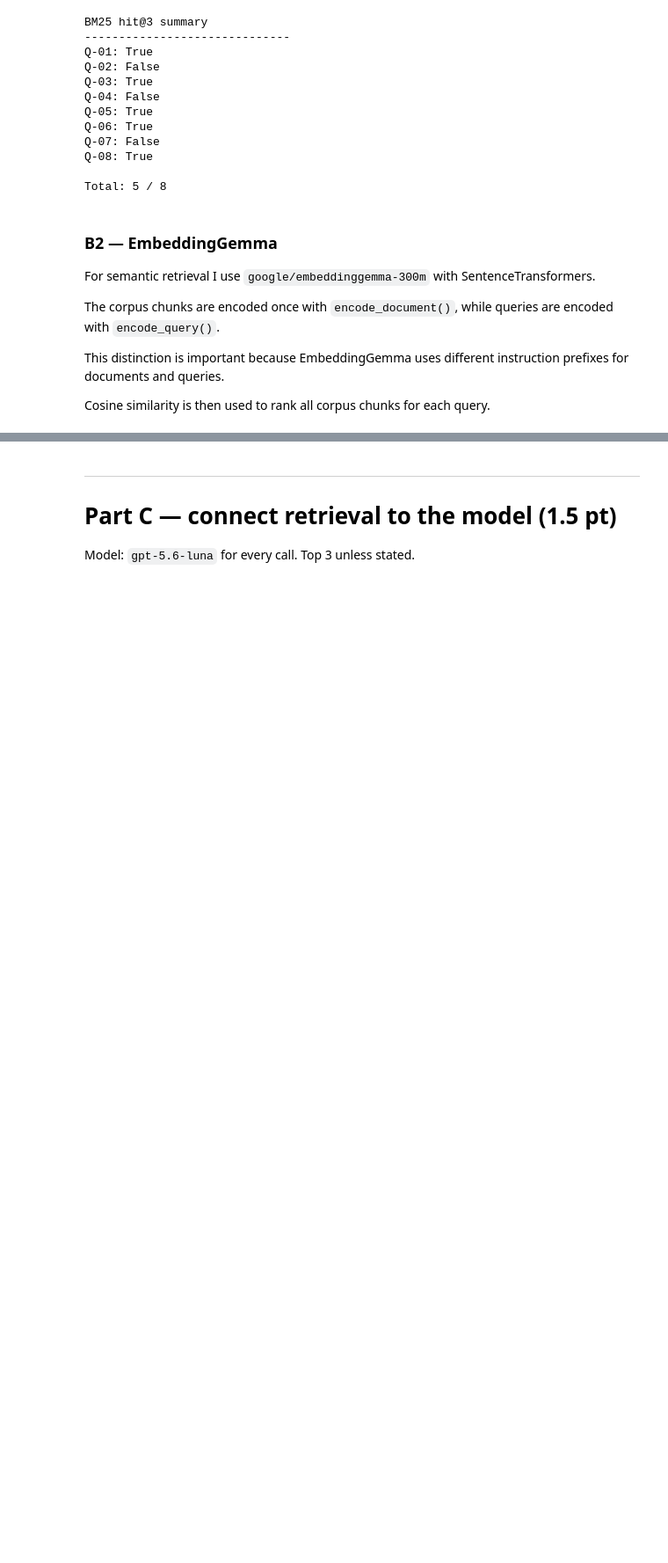
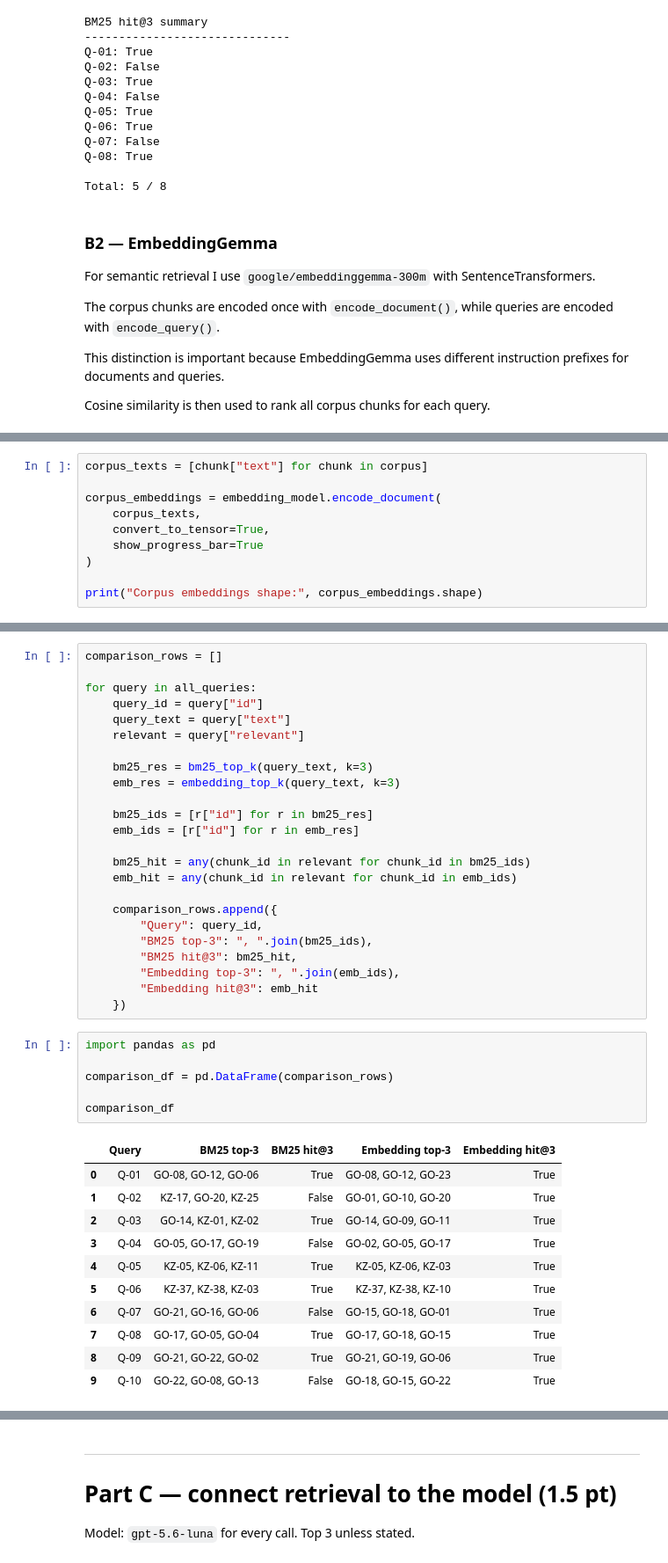
Before and after one commit to vesta-12/hw3-vesta-12, a Jupyter notebook: HW3.ipynb, the cells around one changed output, grey strips where cells are left out. Shown at 88% size. Saved outputs shown, nothing was run; the diff lists cells and outputs as text; blank space fills up the shorter version.

```diff
--- a/HW3.ipynb
+++ b/HW3.ipynb
@@ -1112,0 +1189,10 @@ Write them, and their `relevant` chunk ids, **before** you run them. Say which o
+# %%
+corpus_texts = [chunk["text"] for chunk in corpus]
+
+corpus_embeddings = embedding_model.encode_document(
+    corpus_texts,
+    convert_to_tensor=True,
+    show_progress_bar=True
+)
+
+print("Corpus embeddings shape:", corpus_embeddings.shape)
@@ -1112,0 +1459,42 @@ Write them, and their `relevant` chunk ids, **before** you run them. Say which o
+# %%
+comparison_rows = []
+
+for query in all_queries:
+    query_id = query["id"]
+    query_text = query["text"]
+    relevant = query["relevant"]
+
+    bm25_res = bm25_top_k(query_text, k=3)
+    emb_res = embedding_top_k(query_text, k=3)
+
+    bm25_ids = [r["id"] for r in bm25_res]
+    emb_ids = [r["id"] for r in emb_res]
+
+    bm25_hit = any(chunk_id in relevant for chunk_id in bm25_ids)
+    emb_hit = any(chunk_id in relevant for chunk_id in emb_ids)
+
+    comparison_rows.append({
+        "Query": query_id,
+        "BM25 top-3": ", ".join(bm25_ids),
+        "BM25 hit@3": bm25_hit,
+        "Embedding top-3": ", ".join(emb_ids),
+        "Embedding hit@3": emb_hit
+    })
+# %%
+import pandas as pd
+
+comparison_df = pd.DataFrame(comparison_rows)
+
+comparison_df
+# %% [output]
+|  | Query | BM25 top-3 | BM25 hit@3 | Embedding top-3 | Embedding hit@3 |
+| 0 | Q-01 | GO-08, GO-12, GO-06 | True | GO-08, GO-12, GO-23 | True |
+| 1 | Q-02 | KZ-17, GO-20, KZ-25 | False | GO-01, GO-10, GO-20 | True |
+| 2 | Q-03 | GO-14, KZ-01, KZ-02 | True | GO-14, GO-09, GO-11 | True |
+| 3 | Q-04 | GO-05, GO-17, GO-19 | False | GO-02, GO-05, GO-17 | True |
+| 4 | Q-05 | KZ-05, KZ-06, KZ-11 | True | KZ-05, KZ-06, KZ-03 | True |
+| 5 | Q-06 | KZ-37, KZ-38, KZ-03 | True | KZ-37, KZ-38, KZ-10 | True |
+| 6 | Q-07 | GO-21, GO-16, GO-06 | False | GO-15, GO-18, GO-01 | True |
+| 7 | Q-08 | GO-17, GO-05, GO-04 | True | GO-17, GO-18, GO-15 | True |
+| 8 | Q-09 | GO-21, GO-22, GO-02 | True | GO-21, GO-19, GO-06 | True |
+| 9 | Q-10 | GO-22, GO-08, GO-13 | False | GO-18, GO-15, GO-22 | True |
```
Also changed, not shown: parts of 60 cells of this notebook.
